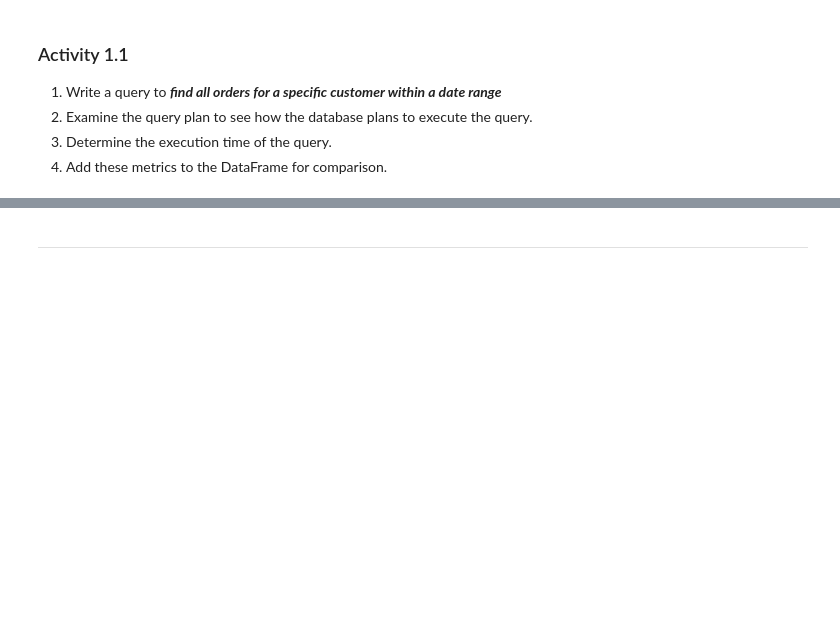
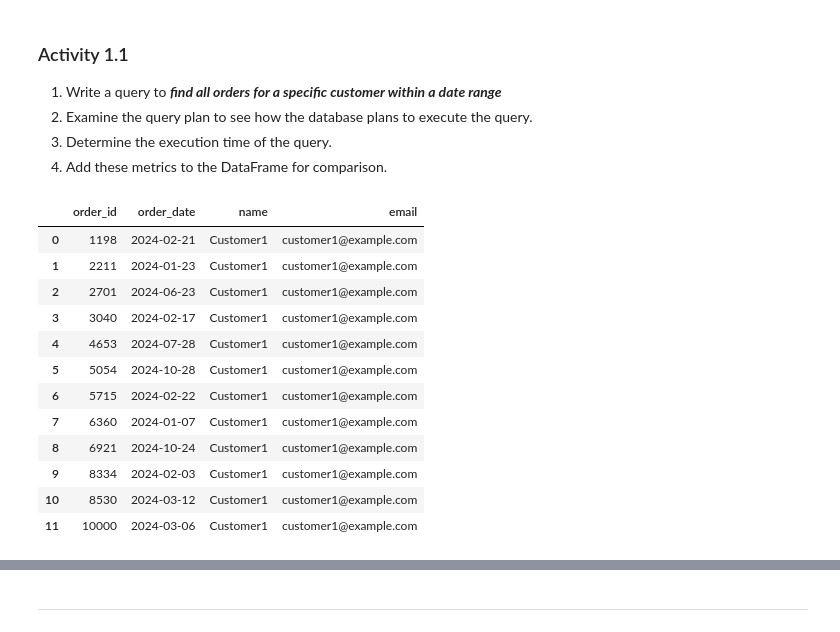
Before and after one commit to serena351/advanced-sql, a Jupyter notebook: using-indexes.ipynb, the cells around one changed output, grey strips where cells are left out. Drawn from its saved outputs; the diff is of its cells as text; code cells hidden in the pictures; blank space fills up the shorter version.

```diff
--- a/using-indexes.ipynb
+++ b/using-indexes.ipynb
@@ -709,3 +754,20 @@ query_1_1 = '''
+# %%
+df_1_1 = pd.read_sql(query_1_1, conn)
+df_1_1
+# %% [output]
+|  | order_id | order_date | name | email |
+| 0 | 1198 | 2024-02-21 | Customer1 | customer1@example.com |
+| 1 | 2211 | 2024-01-23 | Customer1 | customer1@example.com |
+| 2 | 2701 | 2024-06-23 | Customer1 | customer1@example.com |
+| 3 | 3040 | 2024-02-17 | Customer1 | customer1@example.com |
+| 4 | 4653 | 2024-07-28 | Customer1 | customer1@example.com |
+| 5 | 5054 | 2024-10-28 | Customer1 | customer1@example.com |
+| 6 | 5715 | 2024-02-22 | Customer1 | customer1@example.com |
+| 7 | 6360 | 2024-01-07 | Customer1 | customer1@example.com |
+| 8 | 6921 | 2024-10-24 | Customer1 | customer1@example.com |
+| 9 | 8334 | 2024-02-03 | Customer1 | customer1@example.com |
+| 10 | 8530 | 2024-03-12 | Customer1 | customer1@example.com |
+| 11 | 10000 | 2024-03-06 | Customer1 | customer1@example.com |
 # %%
 get_and_add_metrics('Query 1.1', query_1_1)
 
```
Also changed, not shown: parts of 34 cells of this notebook.
